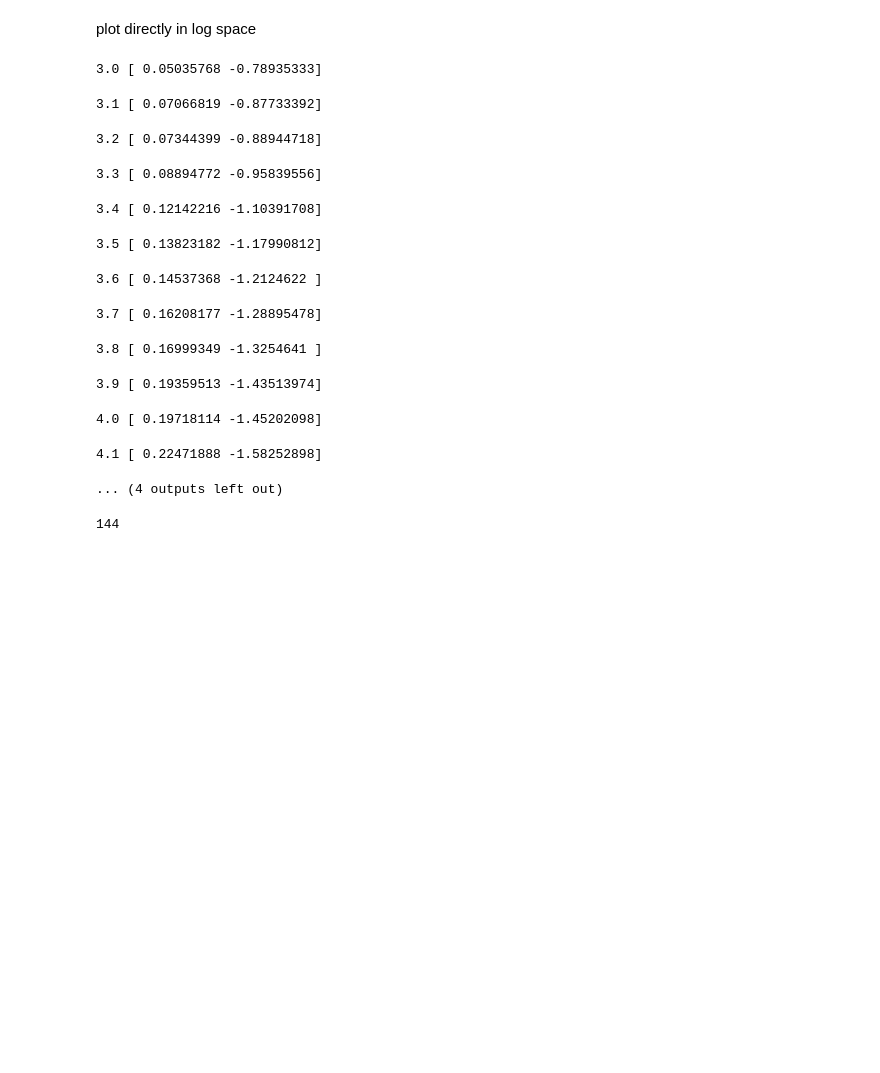
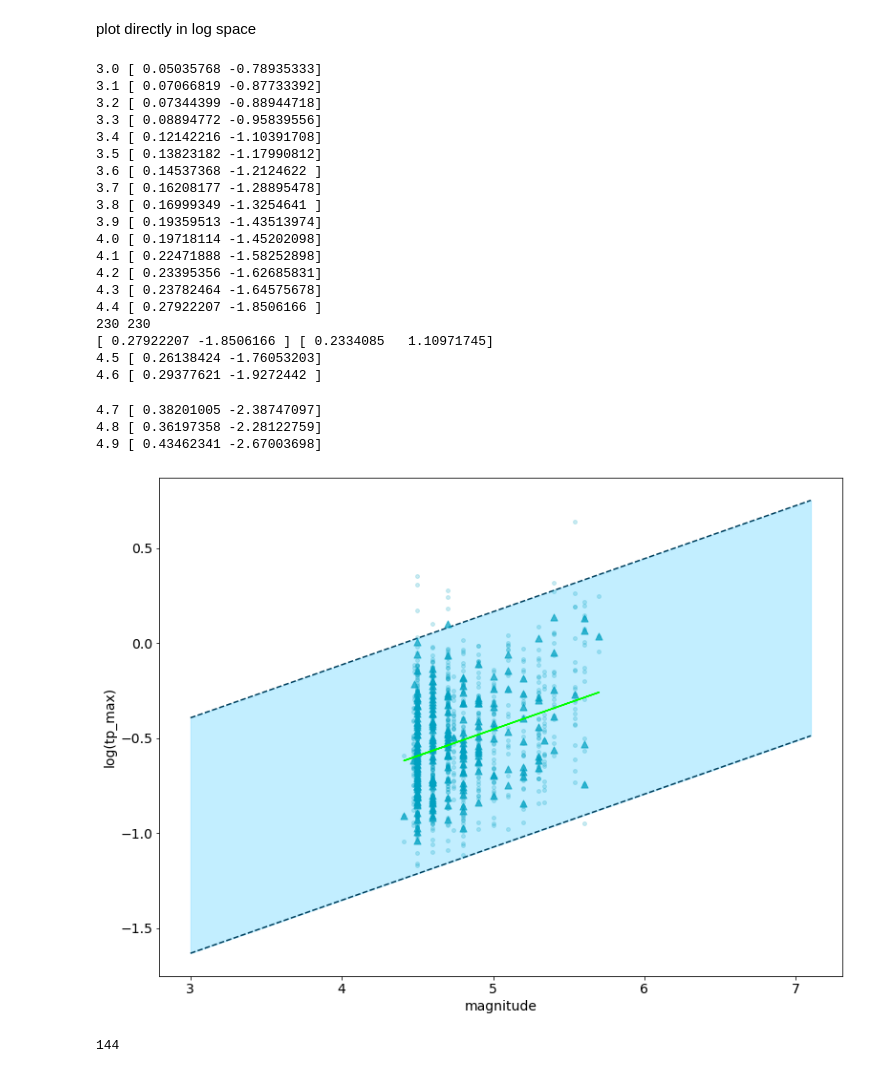
Before and after one commit to RebeccaColquhoun/seismo_det, a Jupyter notebook: code/tpmax_analysis-filtered.ipynb, the cells around one changed output. Cells and saved outputs as stored; diff of their text form; code cells hidden in the pictures; blank space fills up the shorter version.

```diff
--- a/code/tpmax_analysis-filtered.ipynb
+++ b/code/tpmax_analysis-filtered.ipynb
@@ -234,7 +242,7 @@ for mag_lim in np.arange(3, 5, 0.1):
                 x_aves_tc.append(list_mags[i])
     popt, pcov = curve_fit(model_function_2, x_aves_tp, y_aves_tp)
     print(mag_lim, popt)
-    axs.plot(np.array(x_aves_tp), model_function_2(np.array(x_aves_tp), *popt), color = '#003f5c', alpha = count/21, zorder =10)
+    #axs.plot(np.array(x_aves_tp), model_function_2(np.array(x_aves_tp), *popt), color = '#003f5c', alpha = count/21, zorder =10)
     if str(mag_lim) == str(4.4):
         popt, pcov = curve_fit(model_function_2, x_aves_tp, y_aves_tp, absolute_sigma = True)
         axs.plot(np.array(x_aves_tp), model_function_2(np.array(x_aves_tp), *popt), color='lime', zorder =100)
@@ -247,47 +255,57 @@ for mag_lim in np.arange(3, 5, 0.1):
         perr = np.sqrt(np.diag(pcov))
         print(popt, perr)
         x_me = np.arange(3, 7.2, 0.1)
         x_lower_me = x_me - perr[1]*2
         x_upper_me =  x_me + perr[1]*2
         y_me = popt[0]*x_me+popt[1]
-        y_lower_me = popt[0]*x_lower-popt[1]
-        y_upper_me = popt[0]*x_upper-popt[1]
+        y_lower_me = popt[0]*x_lower_me-popt[1]
+        y_upper_me = popt[0]*x_upper_me-popt[1]
         #axs[0].plot(x, y_me, color = '')
         axs.fill_between(x_me, model_function_2(np.array(x_lower_me), *popt), model_function_2(np.array(x_upper_me), *popt), color = '#8adfff', alpha = 0.52, zorder =1)
         axs.plot(x_me, model_function_2(np.array(x_lower_me), *popt), color = '#003f5c', linestyle = '--', zorder =2)
         axs.plot(x_me, model_function_2(np.array(x_upper_me), *popt), color = '#003f5c', linestyle = '--', zorder =2)
             # add 2 * std banding
     #axs[0].set_ylim([0.2,2])
     #axs[0].set_yscale('log')
     #axs[1].set_yscale('log')
     count += 1
 #x = np.arange(3, 7.2, 0.1)
 #y = 0.14*x-0.83
 #axs.plot(x, y, color = '#2a83ab', zorder =12)
 axs.set_xlabel("magnitude", fontsize = 14)
 #axs[1].set_xlabel("magnitude")
 axs.set_ylabel("log(tp_max)", fontsize = 14)
 axs.tick_params(axis='both', which='major', labelsize=14)
 axs.tick_params(axis='both', which='minor', labelsize=14)
 #axs[1].set_ylabel("tc")
 #axs.set_title("tp_max")
 #axs[1].set_title("tc")
 #fig.suptitle("median = triangle")
 #axs.set_ylim(-1, 1)
 # %% [output]
 3.0 [ 0.05035768 -0.78935333]
+3.1 [ 0.07066819 -0.87733392]
+3.2 [ 0.07344399 -0.88944718]
+3.3 [ 0.08894772 -0.95839556]
+3.4 [ 0.12142216 -1.10391708]
+3.5 [ 0.13823182 -1.17990812]
+3.6 [ 0.14537368 -1.2124622 ]
+3.7 [ 0.16208177 -1.28895478]
+3.8 [ 0.16999349 -1.3254641 ]
+3.9 [ 0.19359513 -1.43513974]
+4.0 [ 0.19718114 -1.45202098]
+4.1 [ 0.22471888 -1.58252898]
+4.2 [ 0.23395356 -1.62685831]
+4.3 [ 0.23782464 -1.64575678]
+4.4 [ 0.27922207 -1.8506166 ]
+230 230
+[ 0.27922207 -1.8506166 ] [ 0.2334085   1.10971745]
+4.5 [ 0.26138424 -1.76053203]
+4.6 [ 0.29377621 -1.9272442 ]
-3.1 [ 0.07066819 -0.87733392]
+4.7 [ 0.38201005 -2.38747097]
+4.8 [ 0.36197358 -2.28122759]
+4.9 [ 0.43462341 -2.67003698]
-3.2 [ 0.07344399 -0.88944718]
-3.3 [ 0.08894772 -0.95839556]
-3.4 [ 0.12142216 -1.10391708]
-3.5 [ 0.13823182 -1.17990812]
-3.6 [ 0.14537368 -1.2124622 ]
-3.7 [ 0.16208177 -1.28895478]
-3.8 [ 0.16999349 -1.3254641 ]
-3.9 [ 0.19359513 -1.43513974]
-4.0 [ 0.19718114 -1.45202098]
-4.1 [ 0.22471888 -1.58252898]
-... (4 outputs left out)
+[figure, added]
 # %%
 eq_count = 0
 for i  in range(0, len(list_mags)):
```
Also changed, not shown: parts of 2 cells of this notebook, 16 other files.
